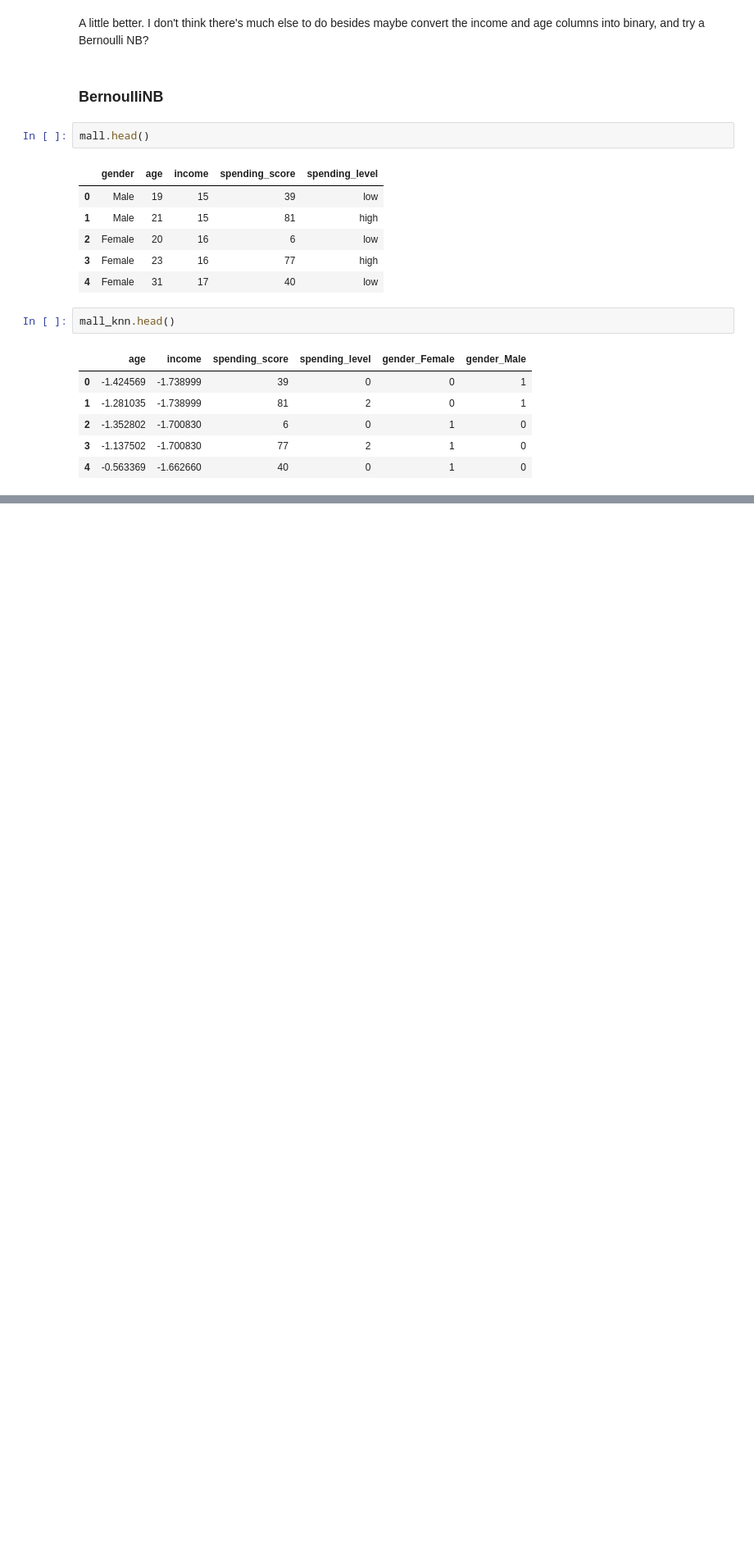
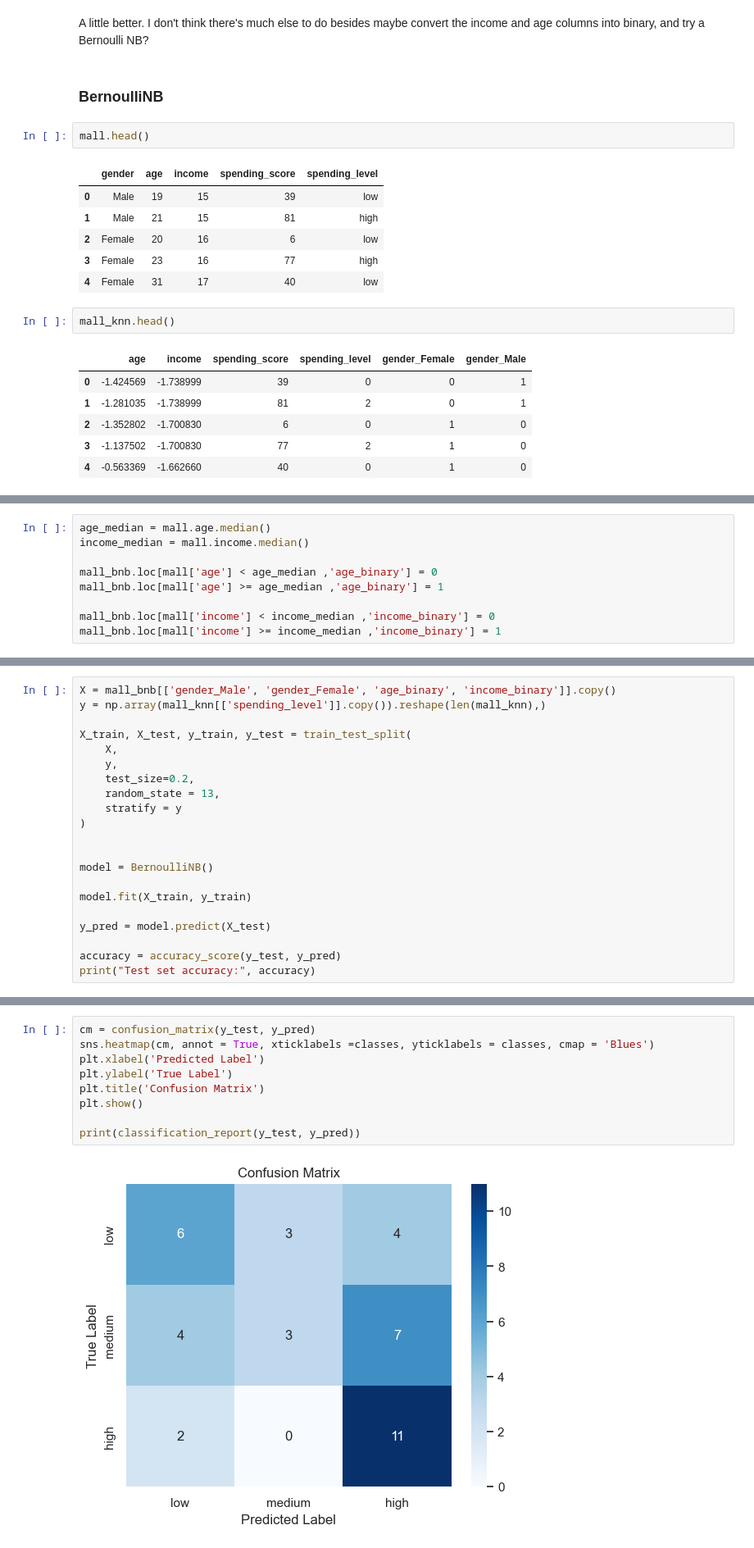
Before and after one commit to Callowlock/CustomerAnalysis-SupervisedAndUnsupervisedModels, a Jupyter notebook: Untitled.ipynb, the cells around one changed output, grey strips where cells are left out. Shown: that part at 82% size. Saved outputs shown, nothing was run; the diff lists cells and outputs as text; blank space fills up the shorter version.

```diff
--- a/Untitled.ipynb
+++ b/Untitled.ipynb
@@ -839,0 +840,9 @@ This dataset was created 7 years ago according to Kaggle. I'll separate income b
+# %%
+age_median = mall.age.median()
+income_median = mall.income.median()
+
+mall_bnb.loc[mall['age'] < age_median ,'age_binary'] = 0
+mall_bnb.loc[mall['age'] >= age_median ,'age_binary'] = 1
+
+mall_bnb.loc[mall['income'] < income_median ,'income_binary'] = 0
+mall_bnb.loc[mall['income'] >= income_median ,'income_binary'] = 1
@@ -839,0 +858,21 @@ This dataset was created 7 years ago according to Kaggle. I'll separate income b
+# %%
+X = mall_bnb[['gender_Male', 'gender_Female', 'age_binary', 'income_binary']].copy()
+y = np.array(mall_knn[['spending_level']].copy()).reshape(len(mall_knn),)
+
+X_train, X_test, y_train, y_test = train_test_split(
+    X,
+    y,
+    test_size=0.2,
+    random_state = 13,
+    stratify = y
+)
+
+
+model = BernoulliNB()
+
+model.fit(X_train, y_train)
+
+y_pred = model.predict(X_test)
+
+accuracy = accuracy_score(y_test, y_pred)
+print("Test set accuracy:", accuracy)
@@ -839,0 +881,11 @@ This dataset was created 7 years ago according to Kaggle. I'll separate income b
+# %%
+cm = confusion_matrix(y_test, y_pred)
+sns.heatmap(cm, annot = True, xticklabels =classes, yticklabels = classes, cmap = 'Blues')
+plt.xlabel('Predicted Label')
+plt.ylabel('True Label')
+plt.title('Confusion Matrix')
+plt.show()
+
+print(classification_report(y_test, y_pred))
+# %% [output]
+[figure, added]
```
Also changed, not shown: parts of 10 cells of this notebook.
